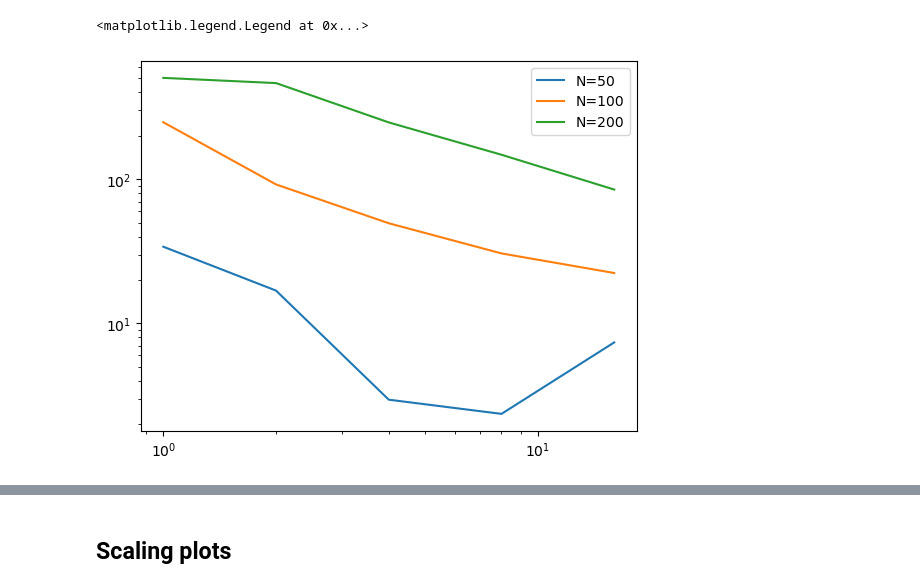
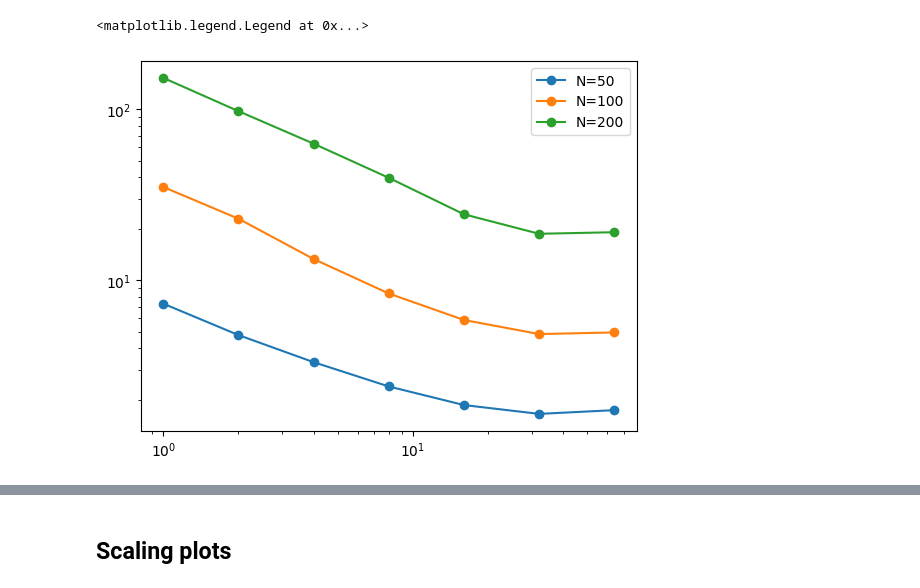
Before and after one commit to a-latyshev/dolfinx-external-operator, a Jupyter notebook: doc/demo/output_data/data_analysis.ipynb, the cells around one changed output, grey strips where cells are left out. Drawn from its saved outputs; the diff is of its cells as text; code cells hidden in the pictures.

```diff
--- a/doc/demo/output_data/data_analysis.ipynb
+++ b/doc/demo/output_data/data_analysis.ipynb
@@ -5,7 +5,7 @@ import matplotlib.pyplot as plt
 import pickle
 # %%
 N_list = [50, 100, 200]
-n_list = [1, 2, 4, 8, 16]
+n_list = [1, 2, 4, 8, 16, 32, 64]
 
 cols = ["matrix_assembling", "vector_assembling", "linear_solver", "constitutive_model_update"]
 
@@ -33,7 +33,7 @@ summed_data = np.empty((len(N_list), len(n_list)), dtype=object)
 
 for i, N in enumerate(N_list):
     for j, n in enumerate(n_list):
-        data = f"doc/demo/output_data/performance_data_{N}x{N}_n_{n}.pkl"
+        data = f"performance_data_{N}x{N}_n_{n}.pkl" #doc/demo/output_data/
         with open(data, "rb") as f:
             performance_data = pickle.load(f)
         all_data[i,j] = performance_data
@@ -41,12 +41,12 @@ for i, N in enumerate(N_list):
 # %%
 for i, N in enumerate(N_list):
     for j, n in enumerate(n_list):
         total_time = [all_data[i,j]["total_time"] for j in range(len(n_list))]
-    plt.loglog(n_list, total_time, label=f"N={N}")
+    plt.loglog(n_list, total_time, 'o-', label=f"N={N}")
 plt.legend()
 # %% [output]
 <matplotlib.legend.Legend at 0x...>
-[figure, old version]
+[figure, new version]
 # %%
 i = 2
 for j, n in enumerate(n_list):
```
Also changed, not shown: parts of 3 cells of this notebook, 4 other files.
